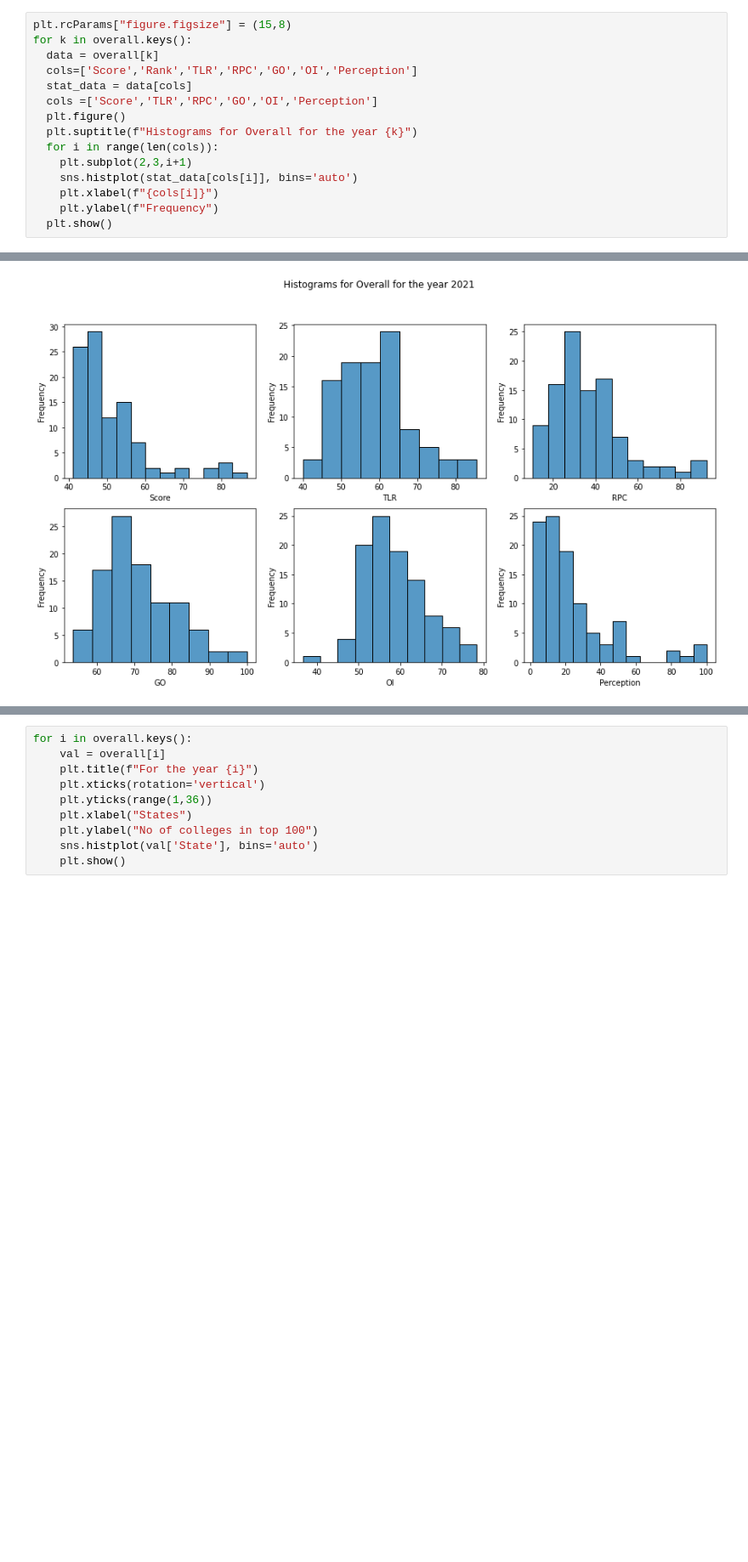
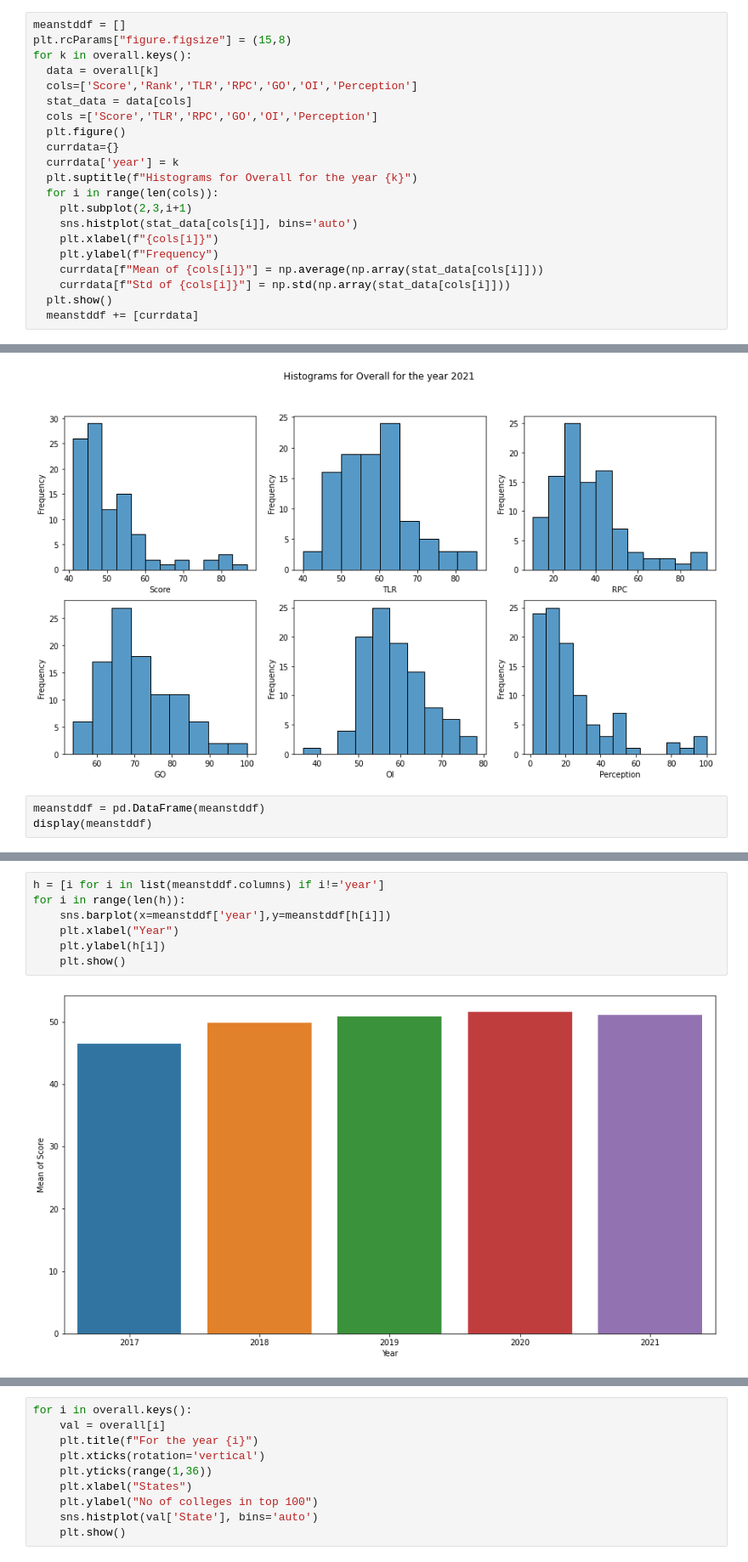
Before and after one commit to kalp121212/DS203_Project, a Jupyter notebook: Nirf.ipynb, the cells around one changed output, grey strips where cells are left out. Shown at 85% size. Saved outputs shown, nothing was run; the diff lists cells and outputs as text; blank space fills up the shorter version.

Commit message:
Average Trends using Bargraph

```diff
--- a/Nirf.ipynb
+++ b/Nirf.ipynb
@@ -27,4 +41,5 @@ for i in ['2016','2017','2018','2019','2020','2021']:
 # %%
+meanstddf = []
 plt.rcParams["figure.figsize"] = (15,8)
 for k in overall.keys():
   data = overall[k]
@@ -32,16 +47,24 @@ for k in overall.keys():
   stat_data = data[cols]
   cols =['Score','TLR','RPC','GO','OI','Perception']
   plt.figure()
+  currdata={}
+  currdata['year'] = k
   plt.suptitle(f"Histograms for Overall for the year {k}")
   for i in range(len(cols)):
     plt.subplot(2,3,i+1)
     sns.histplot(stat_data[cols[i]], bins='auto')
     plt.xlabel(f"{cols[i]}")
     plt.ylabel(f"Frequency")
+    currdata[f"Mean of {cols[i]}"] = np.average(np.array(stat_data[cols[i]]))
+    currdata[f"Std of {cols[i]}"] = np.std(np.array(stat_data[cols[i]]))
   plt.show()
+  meanstddf += [currdata]
 # %% [output]
 [figure]
 [figure]
 [figure]
 [figure]
 [figure]
+# %%
+meanstddf = pd.DataFrame(meanstddf)
+display(meanstddf)
@@ -47,0 +78,9 @@ for k in overall.keys():
+# %%
+h = [i for i in list(meanstddf.columns) if i!='year']
+for i in range(len(h)):
+    sns.barplot(x=meanstddf['year'],y=meanstddf[h[i]])
+    plt.xlabel("Year")
+    plt.ylabel(h[i])
+    plt.show()
+# %% [output]
+[figure, added]
```
Also changed, not shown: parts of 9 cells of this notebook.
